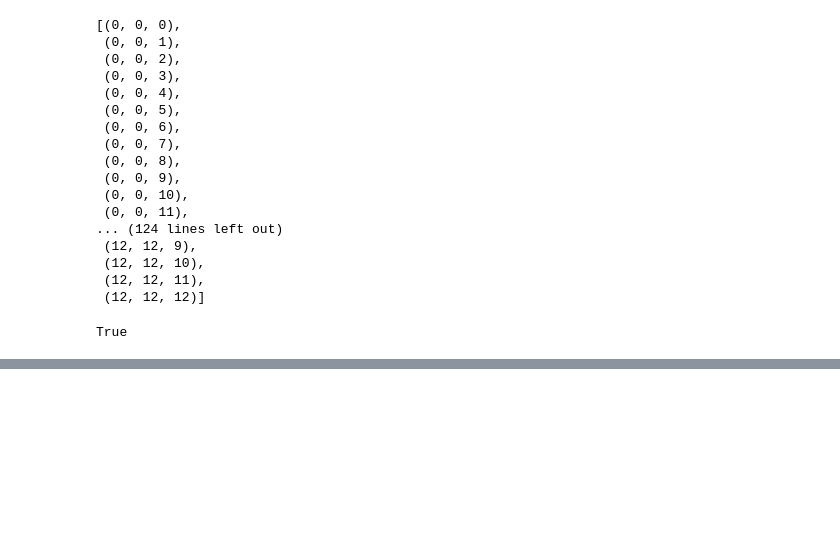
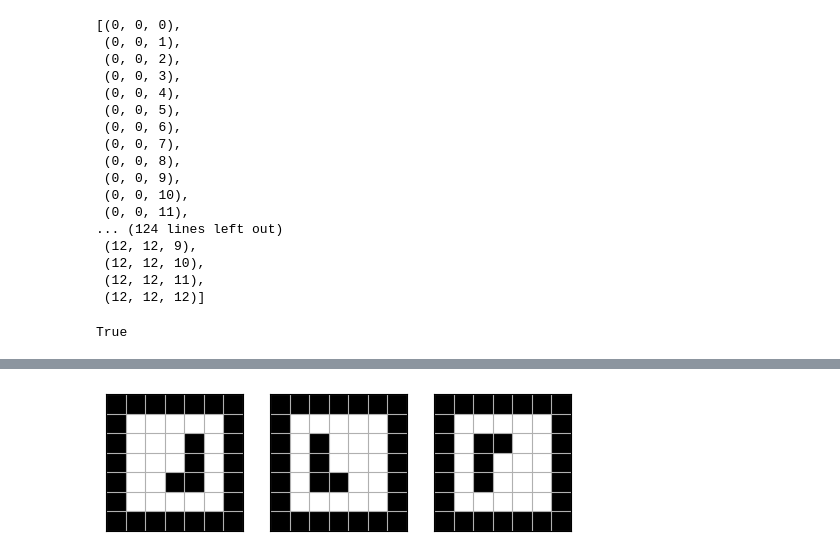
Before and after one commit to pfrstg/voxart, a Jupyter notebook: notebooks/dev.ipynb, the cells around one changed output, grey strips where cells are left out. Drawn from its saved outputs; the diff is of its cells as text; code cells hidden in the pictures; blank space fills up the shorter version.

Commit message:
Correctly handle image coordinates to cartesian coordinates

```diff
--- a/notebooks/dev.ipynb
+++ b/notebooks/dev.ipynb
@@ -1515,0 +1518,6 @@ base_stl
+# %%
+chiral_array = np.pad([[2, 2, 0],
+                       [2, 0, 0],
+                       [2, 0, 0]],
+                      pad_width=2)
+chiral_array
@@ -1515,0 +1532,6 @@ base_stl
+# %%
+goal = voxart.Goal.from_arrays(chiral_array, chiral_array, chiral_array)
+goal.add_frame()
+goal.fig()
+# %% [output]
+[figure, added]
```
Also changed, not shown: parts of 37 cells of this notebook, 4 other files.
